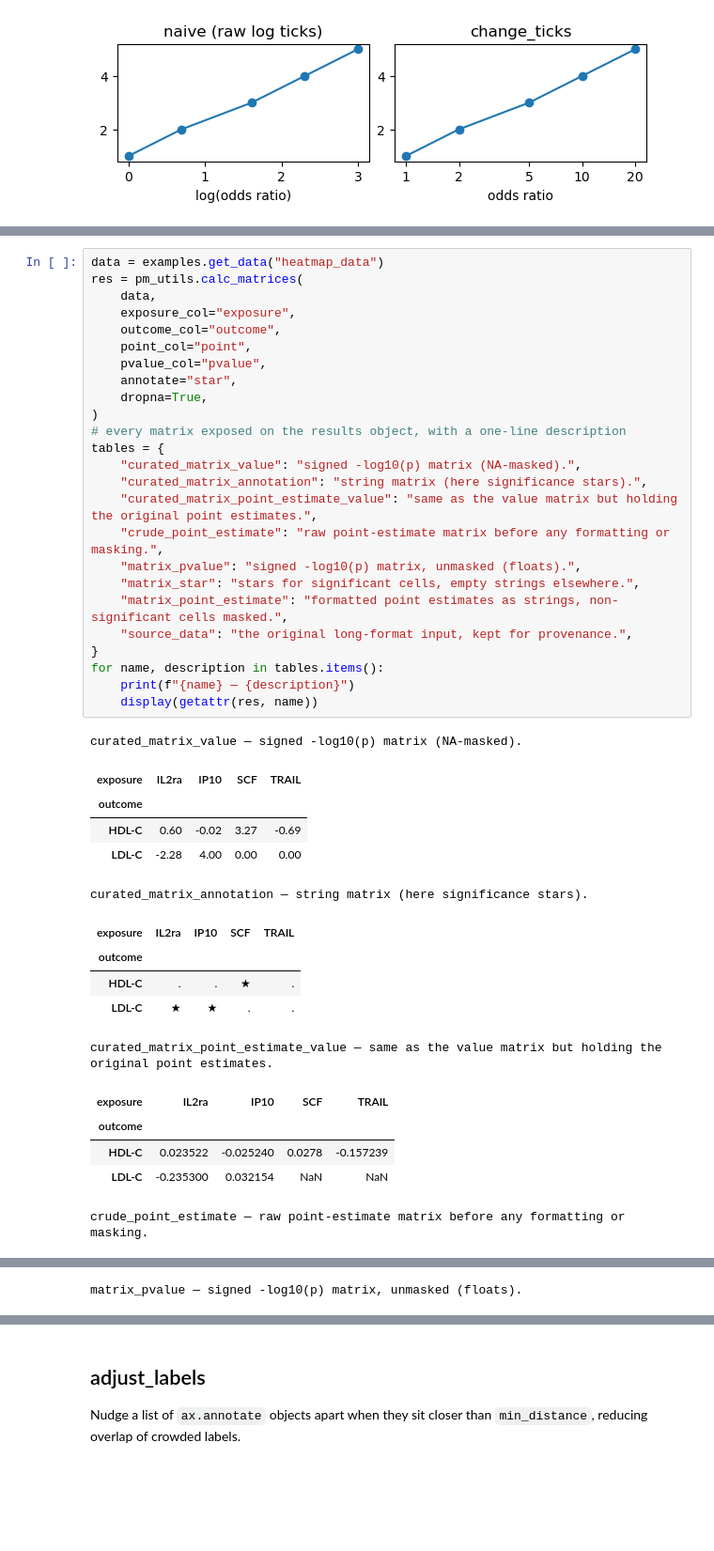
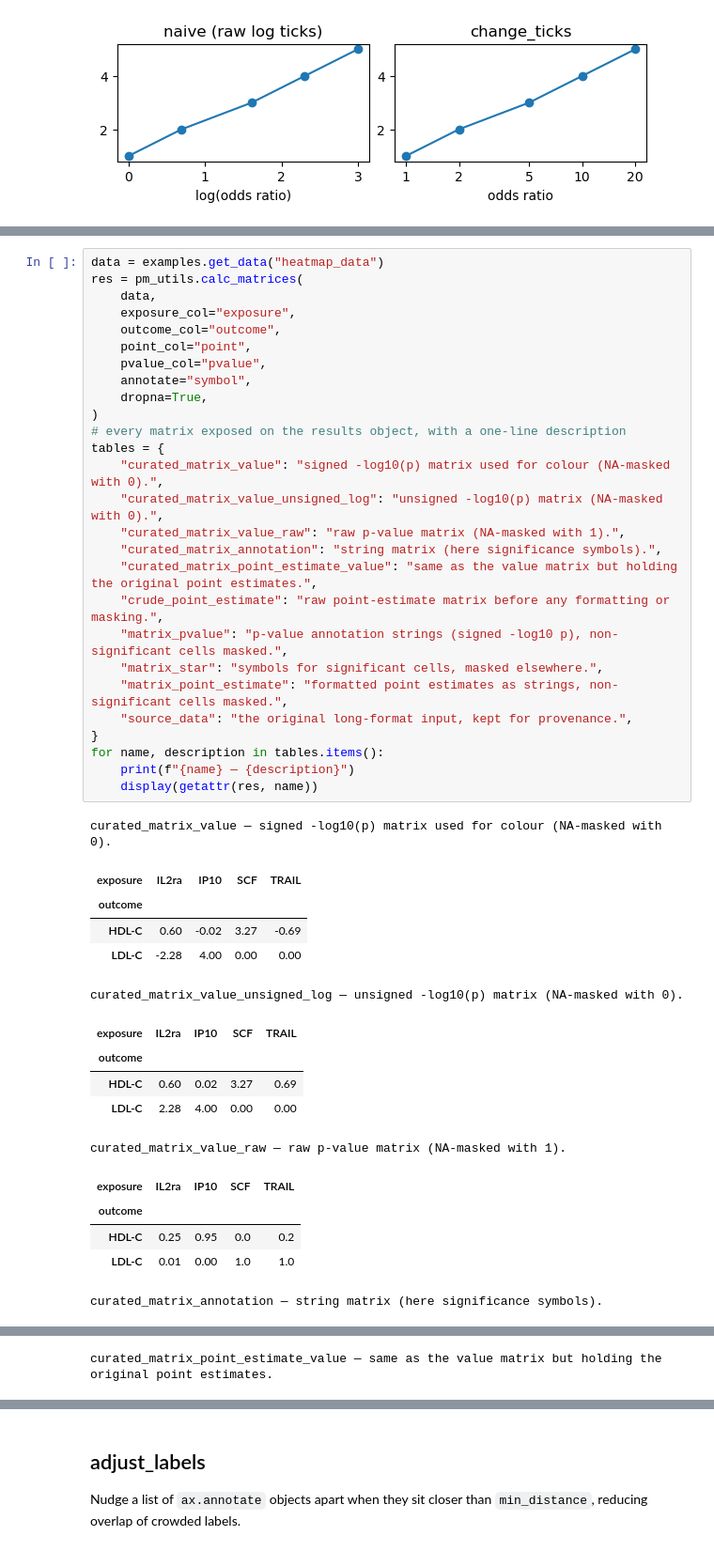
Before and after one commit to afschmidt/plot-misc, a Jupyter notebook: resources/examples/tldr/utils.ipynb, the cells around one changed output, grey strips where cells are left out. Shown at 94% size. Saved outputs shown, nothing was run; the diff lists cells and outputs as text; blank space fills up the shorter version.

```diff
--- a/resources/examples/tldr/utils.ipynb
+++ b/resources/examples/tldr/utils.ipynb
@@ -80,44 +80,46 @@ Turn a long-format results table (exposure, outcome, point estimate, p-value) in
 # %%
 data = examples.get_data("heatmap_data")
 res = pm_utils.calc_matrices(
     data,
     exposure_col="exposure",
     outcome_col="outcome",
     point_col="point",
     pvalue_col="pvalue",
-    annotate="star",
+    annotate="symbol",
     dropna=True,
 )
 # every matrix exposed on the results object, with a one-line description
 tables = {
-    "curated_matrix_value": "signed -log10(p) matrix (NA-masked).",
-    "curated_matrix_annotation": "string matrix (here significance stars).",
+    "curated_matrix_value": "signed -log10(p) matrix used for colour (NA-masked with 0).",
+    "curated_matrix_value_unsigned_log": "unsigned -log10(p) matrix (NA-masked with 0).",
+    "curated_matrix_value_raw": "raw p-value matrix (NA-masked with 1).",
+    "curated_matrix_annotation": "string matrix (here significance symbols).",
     "curated_matrix_point_estimate_value": "same as the value matrix but holding the original point estimates.",
     "crude_point_estimate": "raw point-estimate matrix before any formatting or masking.",
-    "matrix_pvalue": "signed -log10(p) matrix, unmasked (floats).",
-    "matrix_star": "stars for significant cells, empty strings elsewhere.",
+    "matrix_pvalue": "p-value annotation strings (signed -log10 p), non-significant cells masked.",
+    "matrix_star": "symbols for significant cells, masked elsewhere.",
     "matrix_point_estimate": "formatted point estimates as strings, non-significant cells masked.",
     "source_data": "the original long-format input, kept for provenance.",
 }
 for name, description in tables.items():
     print(f"{name} — {description}")
     display(getattr(res, name))
 # %% [output]
-curated_matrix_value — signed -log10(p) matrix (NA-masked).
+curated_matrix_value — signed -log10(p) matrix used for colour (NA-masked with 0).
 | exposure | IL2ra | IP10 | SCF | TRAIL |
 | outcome |  |  |  |  |
 | HDL-C | 0.60 | -0.02 | 3.27 | -0.69 |
 | LDL-C | -2.28 | 4.00 | 0.00 | 0.00 |
-curated_matrix_annotation — string matrix (here significance stars).
+curated_matrix_value_unsigned_log — unsigned -log10(p) matrix (NA-masked with 0).
 | exposure | IL2ra | IP10 | SCF | TRAIL |
 | outcome |  |  |  |  |
-| HDL-C | . | . | ★ | . |
-| LDL-C | ★ | ★ | . | . |
+| HDL-C | 0.60 | 0.02 | 3.27 | 0.69 |
+| LDL-C | 2.28 | 4.00 | 0.00 | 0.00 |
-curated_matrix_point_estimate_value — same as the value matrix but holding the original point estimates.
+curated_matrix_value_raw — raw p-value matrix (NA-masked with 1).
 | exposure | IL2ra | IP10 | SCF | TRAIL |
 | outcome |  |  |  |  |
-| HDL-C | 0.023522 | -0.025240 | 0.0278 | -0.157239 |
-| LDL-C | -0.235300 | 0.032154 | NaN | NaN |
+| HDL-C | 0.25 | 0.95 | 0.0 | 0.2 |
+| LDL-C | 0.01 | 0.00 | 1.0 | 1.0 |
-crude_point_estimate — raw point-estimate matrix before any formatting or masking.
+curated_matrix_annotation — string matrix (here significance symbols).
 | exposure | IL2ra | IP10 | SCF | TRAIL |
 | outcome |  |  |  |  |
@@ -126,3 +128,3 @@ crude_point_estimate — raw point-estimate matrix before any formatting or mask
-matrix_pvalue — signed -log10(p) matrix, unmasked (floats).
+curated_matrix_point_estimate_value — same as the value matrix but holding the original point estimates.
 | exposure | IL2ra | IP10 | SCF | TRAIL |
 | outcome |  |  |  |  |
```
Also changed, not shown: parts of 2 cells of this notebook, 5 other files.
